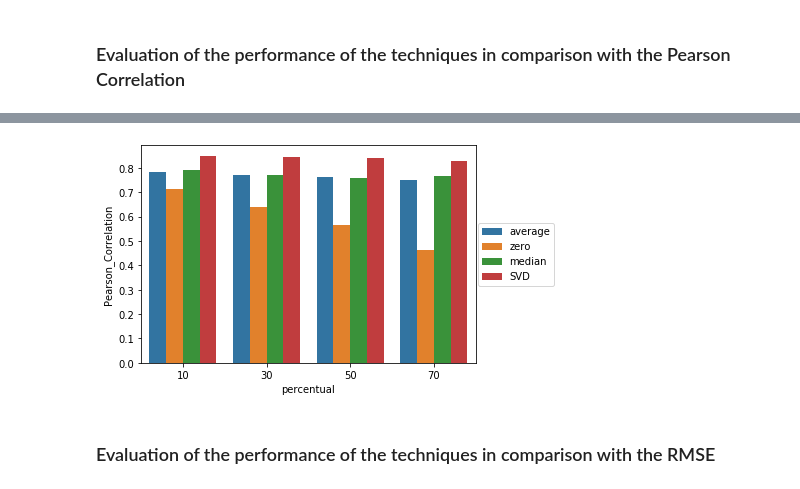
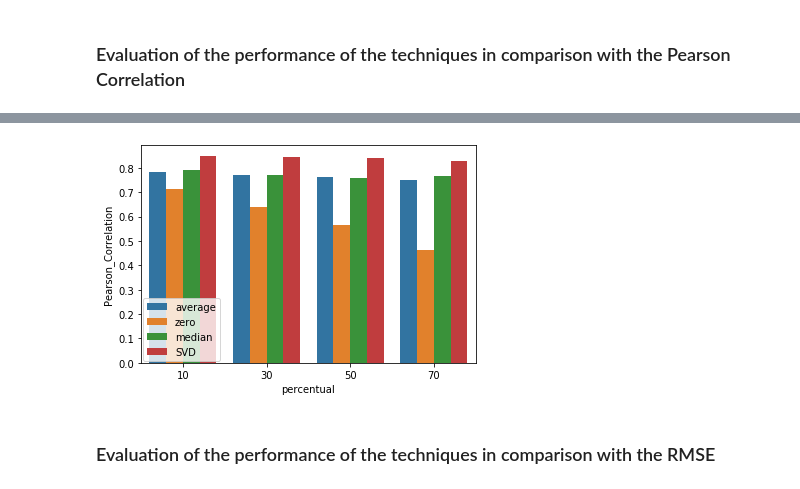
Before and after one commit to TassiaBastos/Treatment-of-incomplete-kernels, a Jupyter notebook: notebooks/analise_scenario3.ipynb, the cells around one changed output, grey strips where cells are left out. Saved outputs shown, nothing was run; the diff lists cells and outputs as text; code cells hidden in the pictures.

```diff
--- a/notebooks/analise_scenario3.ipynb
+++ b/notebooks/analise_scenario3.ipynb
@@ -289,15 +407,15 @@ fig_performe_PC_by_technique.savefig('performe_PC_by_technique.png', format='png
 # %%
 import seaborn as sns
 import matplotlib.pyplot as plt
 
 graph_PC_percent = sns.barplot(x='percentual', y='Pearson_Correlation', data=df, hue='tipo')
-graph_PC_percent.legend(loc='center right', bbox_to_anchor=(1.25, 0.5), ncol=1)
+graph_PC_percent.legend(loc='lower left', borderaxespad=0.2)
 
 fig_performe_PC_by_percentual = plt.gcf()
 plt.show()
 fig_performe_PC_by_percentual.savefig('performe_PC_by_percentual.png', format='png')
 # %% [output]
-[figure, old version]
+[figure, new version]
 # %% [markdown]
 ### Evaluation of the performance of the techniques in comparison with the RMSE
 # %%
```
Also changed, not shown: parts of 41 cells of this notebook.
